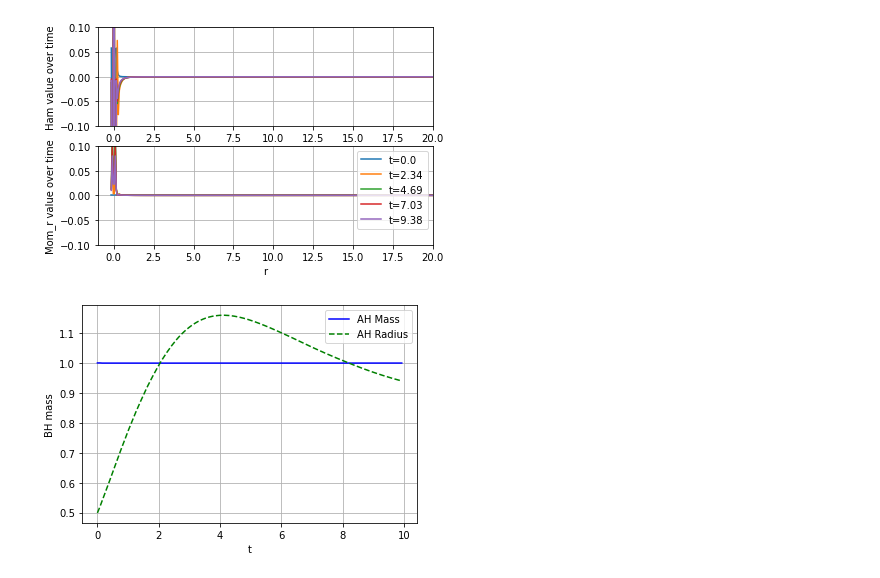
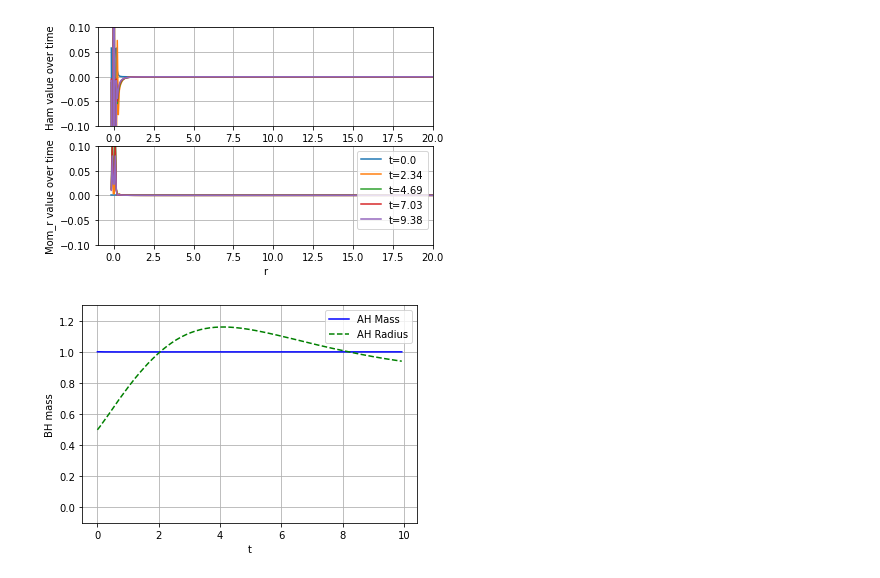
Before and after one commit to GRTLCollaboration/engrenage, a Jupyter notebook: examples/BHEvolution.ipynb, the cells around one changed output. Drawn from its saved outputs; the diff is of its cells as text; code cells hidden in the pictures.

```diff
--- a/examples/BHEvolution.ipynb
+++ b/examples/BHEvolution.ipynb
@@ -212,15 +212,15 @@ ax2.grid()
 [figure]
 # %%
 # Track the BH mass, show constant despite gauge evolution
-omega, ah_radius, bh_mass = get_horizonfinder(solution, t, grid, background, my_matter)
+omega, ah_radius, bh_mass = get_horizon_diagnostics(solution, t, grid, background, my_matter)
 
 plt.plot(t, bh_mass, 'b-', label="AH Mass")
 plt.plot(t, ah_radius, 'g--', label="AH Radius")
 plt.legend(loc='best')
 plt.xlabel('t')
 plt.ylabel('BH mass')
 plt.legend(loc='best')
-#plt.ylim(0.9,1.1)
+plt.ylim(-0.1,1.3)
 plt.grid()
 # %% [output]
-[figure, old version]
+[figure, new version]
```
Also changed, not shown: parts of 1 cell of this notebook, 1 other file.
